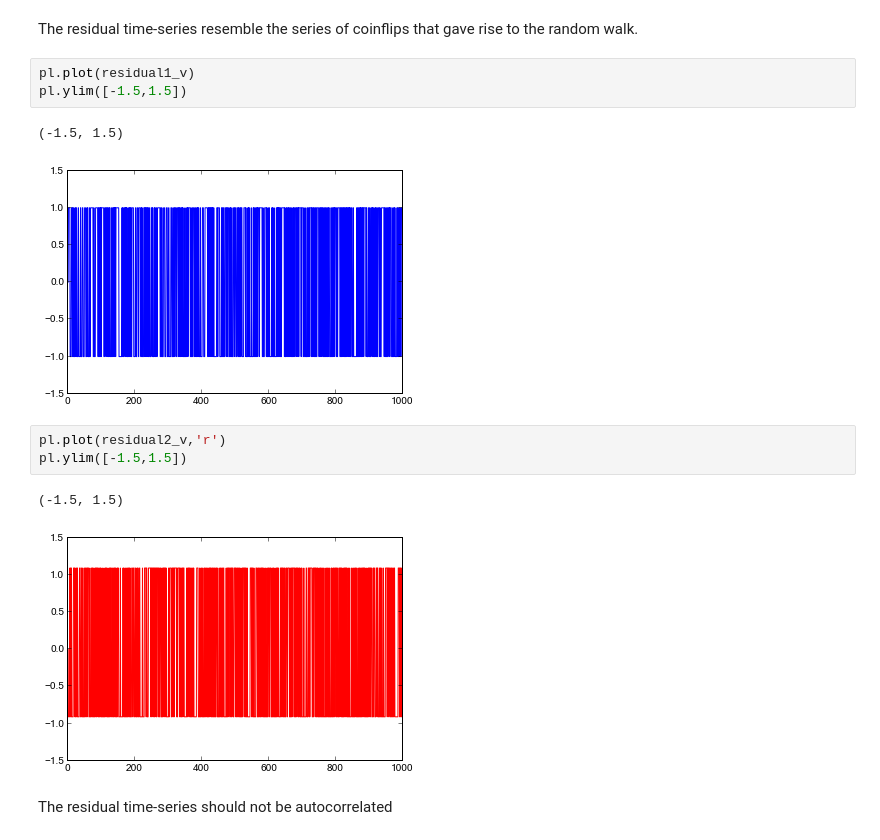
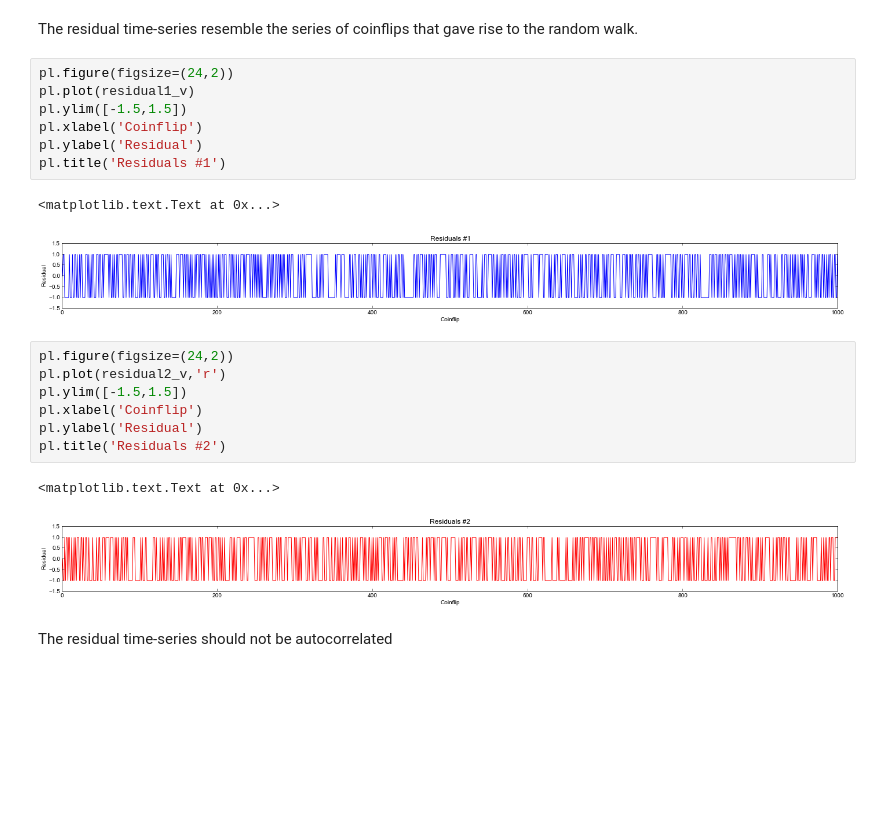
Before and after one commit to ladavid/mit_timeseries, a Jupyter notebook: DetrendDemo.ipynb, the cells around one changed output. Drawn from its saved outputs; the diff is of its cells as text; blank space fills up the shorter version.

```diff
--- a/DetrendDemo.ipynb
+++ b/DetrendDemo.ipynb
@@ -72,17 +107,25 @@ residual2_v = np.array(R.r('x2_arima$residuals'))
 # %% [markdown]
 The residual time-series resemble the series of coinflips that gave rise to the random walk.
 # %%
+pl.figure(figsize=(24,2))
 pl.plot(residual1_v)
 pl.ylim([-1.5,1.5])
+pl.xlabel('Coinflip')
+pl.ylabel('Residual')
+pl.title('Residuals #1')
 # %% [output]
-(-1.5, 1.5)
+<matplotlib.text.Text at 0x...>
-[figure, old version]
+[figure, new version]
 # %%
+pl.figure(figsize=(24,2))
 pl.plot(residual2_v,'r')
 pl.ylim([-1.5,1.5])
+pl.xlabel('Coinflip')
+pl.ylabel('Residual')
+pl.title('Residuals #2')
 # %% [output]
-(-1.5, 1.5)
+<matplotlib.text.Text at 0x...>
-[figure, old version]
+[figure, new version]
 # %% [markdown]
 The residual time-series should not be autocorrelated
 # %%
```
Also changed, not shown: parts of 20 cells of this notebook, 4 other files.
